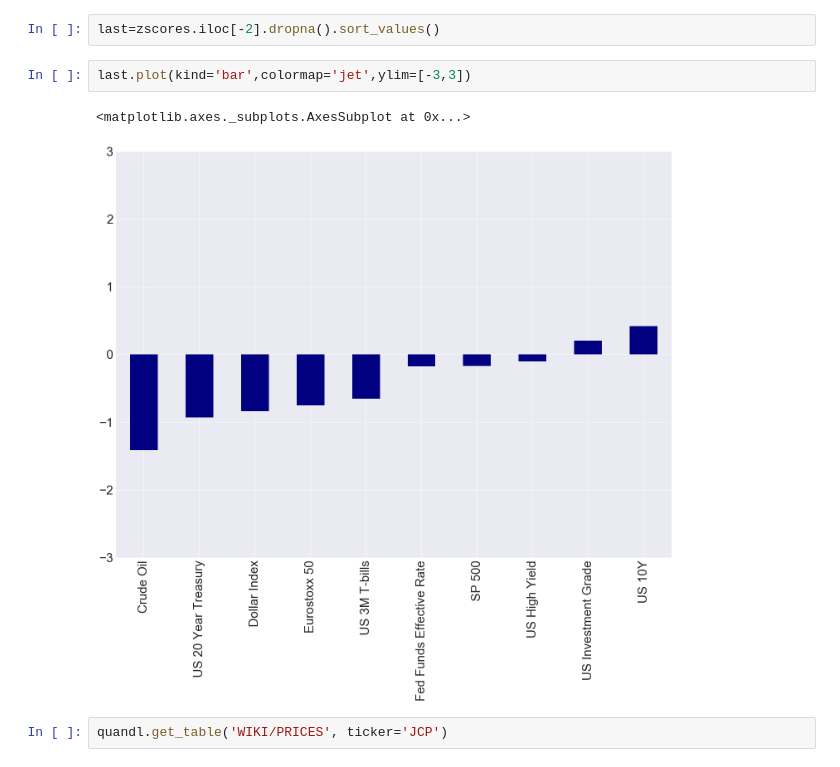
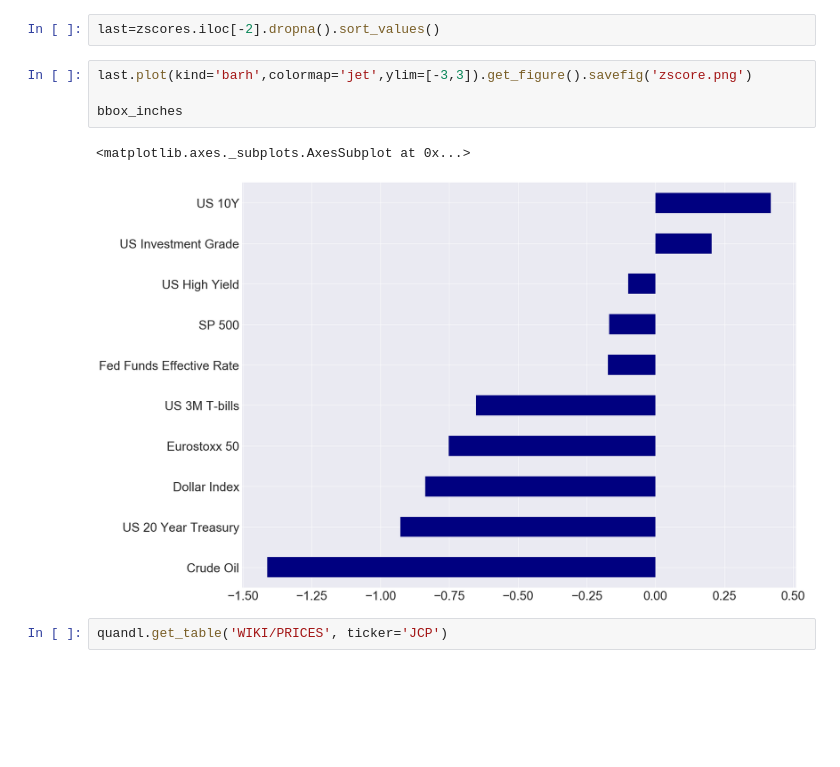
Before and after one commit to mrefermat/aws_fin_data, a Jupyter notebook: Macro Moves.ipynb, the cells around one changed output. Drawn from its saved outputs; the diff is of its cells as text; blank space fills up the shorter version.

Commit message:
last fix with charts

```diff
--- a/Macro Moves.ipynb
+++ b/Macro Moves.ipynb
@@ -65,10 +65,12 @@ zscores['2018-3':].plot(colormap='jet')
 # %%
 last=zscores.iloc[-2].dropna().sort_values()
 # %%
-last.plot(kind='bar',colormap='jet',ylim=[-3,3])
+last.plot(kind='barh',colormap='jet',ylim=[-3,3]).get_figure().savefig('zscore.png')
+
+bbox_inches
 # %% [output]
 <matplotlib.axes._subplots.AxesSubplot at 0x...>
-[figure, old version]
+[figure, new version]
 # %%
 quandl.get_table('WIKI/PRICES', ticker='JCP')
 # %% [output]
```
Also changed, not shown: 1 other file.
